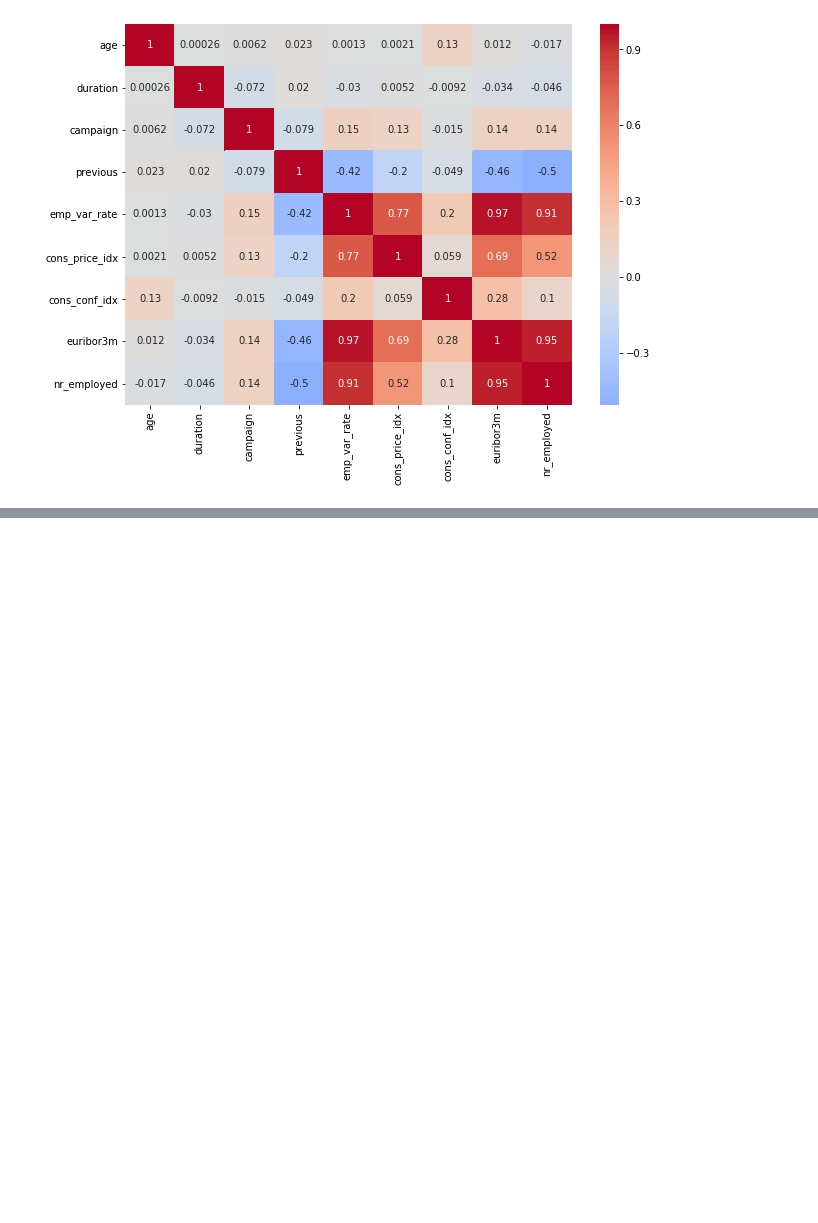
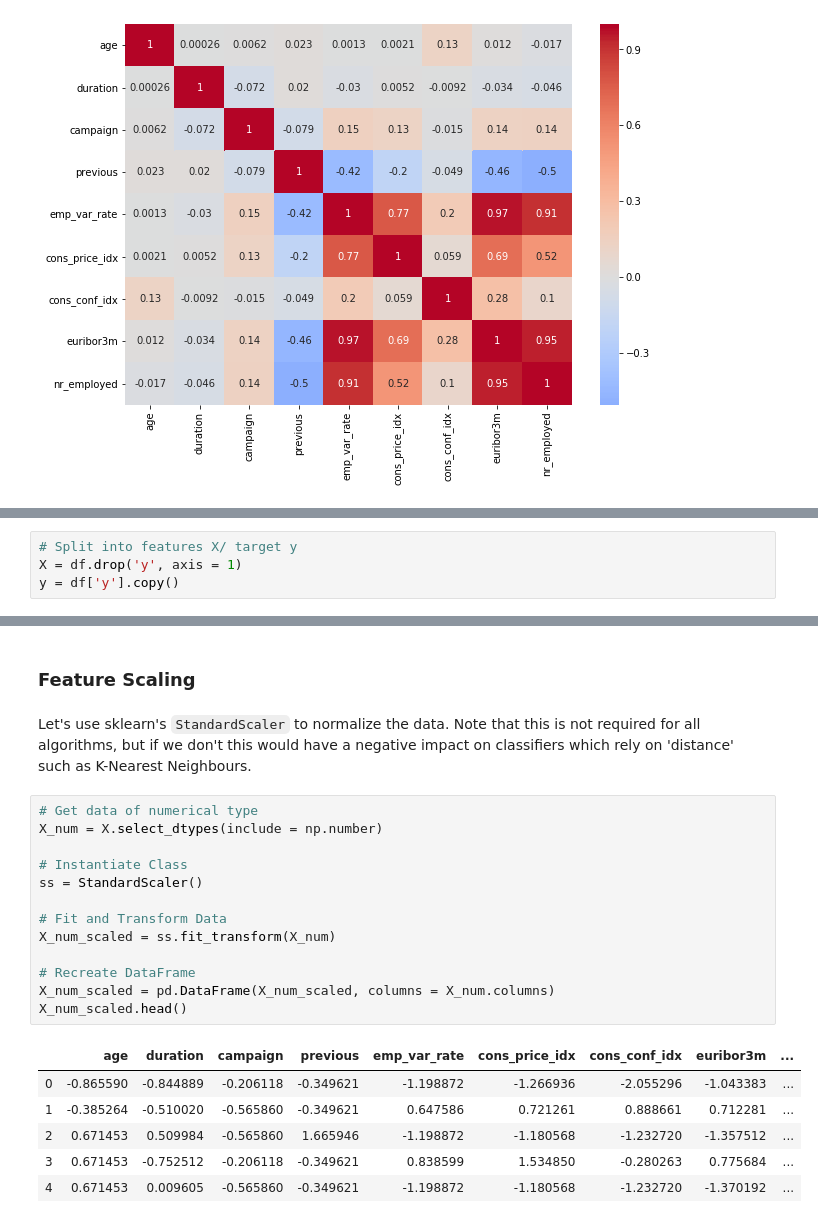
Before and after one commit to nadinezab/bank-marketing, a Jupyter notebook: bank-marketing.ipynb, the cells around one changed output, grey strips where cells are left out. Cells and saved outputs as stored; diff of their text form; blank space fills up the shorter version.

```diff
--- a/bank-marketing.ipynb
+++ b/bank-marketing.ipynb
@@ -497,0 +514,4 @@ plt.show()
+# %%
+# Split into features X/ target y
+X = df.drop('y', axis = 1)
+y = df['y'].copy()
@@ -497,0 +563,24 @@ plt.show()
+# %% [markdown]
+### Feature Scaling
+# %% [markdown]
+Let's use sklearn's `StandardScaler` to normalize the data. Note that this is not required for all algorithms, but if we don't this would have a negative impact on classifiers which rely on 'distance' such as K-Nearest Neighbours.
+# %%
+# Get data of numerical type
+X_num = X.select_dtypes(include = np.number)
+
+# Instantiate Class
+ss = StandardScaler()
+
+# Fit and Transform Data
+X_num_scaled = ss.fit_transform(X_num)
+
+# Recreate DataFrame
+X_num_scaled = pd.DataFrame(X_num_scaled, columns = X_num.columns)
+X_num_scaled.head()
+# %% [output]
+|  | age | duration | campaign | previous | emp_var_rate | cons_price_idx | cons_conf_idx | euribor3m | ... |
+| 0 | -0.865590 | -0.844889 | -0.206118 | -0.349621 | -1.198872 | -1.266936 | -2.055296 | -1.043383 | ... |
+| 1 | -0.385264 | -0.510020 | -0.565860 | -0.349621 | 0.647586 | 0.721261 | 0.888661 | 0.712281 | ... |
+| 2 | 0.671453 | 0.509984 | -0.565860 | 1.665946 | -1.198872 | -1.180568 | -1.232720 | -1.357512 | ... |
+| 3 | 0.671453 | -0.752512 | -0.206118 | -0.349621 | 0.838599 | 1.534850 | -0.280263 | 0.775684 | ... |
+| 4 | 0.671453 | 0.009605 | -0.565860 | -0.349621 | -1.198872 | -1.180568 | -1.232720 | -1.370192 | ... |
```
Also changed, not shown: parts of 20 cells of this notebook.
